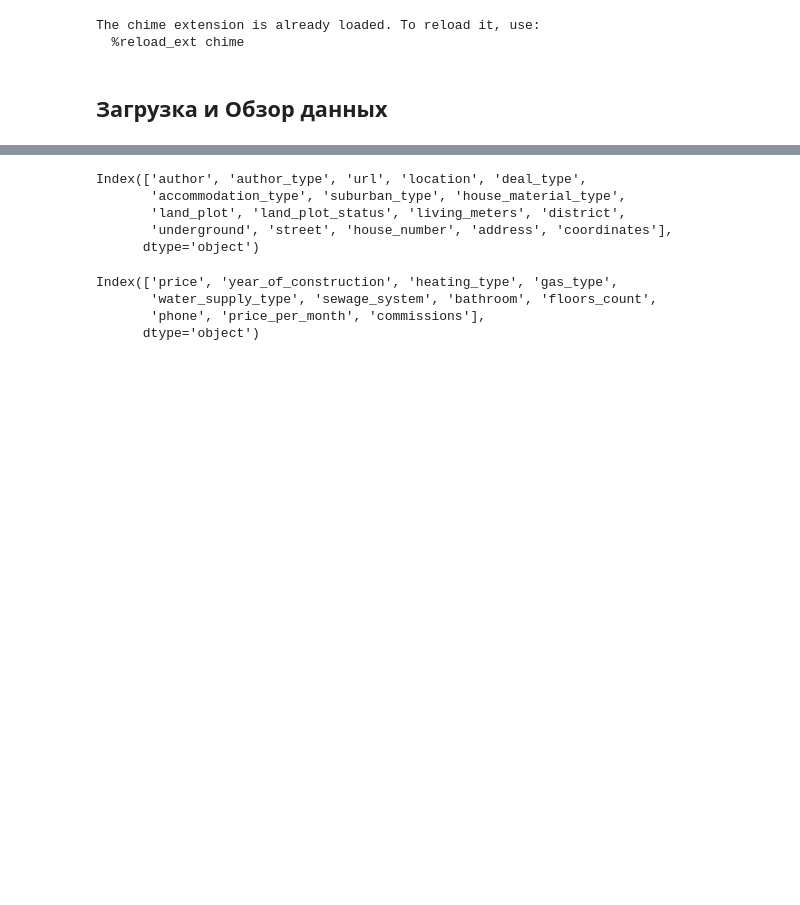
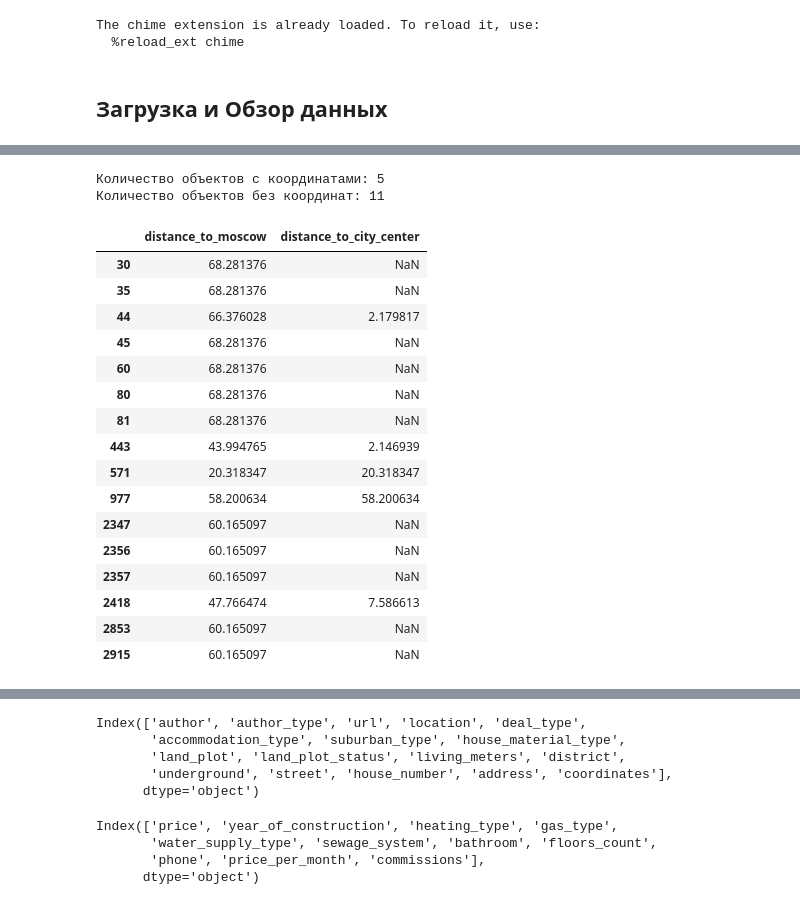
Before and after one commit to FedorSafonov/Predicting-the-value-of-real-estate-in-the-Moscow-region, a Jupyter notebook: project.ipynb, the cells around one changed output, grey strips where cells are left out. Drawn from its saved outputs; the diff is of its cells as text; code cells hidden in the pictures; blank space fills up the shorter version.

Commit message:
Добавление рассчёта расстояний (метро,москва, центр насёленного пункта)

```diff
--- a/project.ipynb
+++ b/project.ipynb
@@ -280,0 +337,42 @@ Name: 443, dtype: object
+# %%
+coordinates = []
+for index, row in tqdm(uncorrect_cords.iterrows(), total=uncorrect_cords.shape[0]):
+    coordinates.append(geocode_address(row, all_country = False))
+
+uncorrect_cords['coordinates'] = coordinates
+
+num_missing_coords = uncorrect_cords['coordinates'].isna().sum()
+num_geocoded = len(uncorrect_cords) - num_missing_coords
+print(f"Количество объектов с координатами: {num_geocoded}")
+print(f"Количество объектов без координат: {num_missing_coords}")
+# %% [output]
+Количество объектов с координатами: 5
+Количество объектов без координат: 11
+# %%
+uncorrect_cords['distance_to_moscow'] = uncorrect_cords.apply(lambda row: calculate_distance(row,
+                                                                        city_centers['Москва'],
+                                                                        replace_nans = True),
+                                                                        axis=1)
+uncorrect_cords['distance_to_city_center'] = uncorrect_cords.apply(lambda row: calculate_distance(row,
+                                                                        city_centers[row['location']]),
+                                                                        axis=1)
+
+uncorrect_cords[['distance_to_moscow','distance_to_city_center']]
+# %% [output]
+|  | distance_to_moscow | distance_to_city_center |
+| 30 | 68.281376 | NaN |
+| 35 | 68.281376 | NaN |
+| 44 | 66.376028 | 2.179817 |
+| 45 | 68.281376 | NaN |
+| 60 | 68.281376 | NaN |
+| 80 | 68.281376 | NaN |
+| 81 | 68.281376 | NaN |
+| 443 | 43.994765 | 2.146939 |
+| 571 | 20.318347 | 20.318347 |
+| 977 | 58.200634 | 58.200634 |
+| 2347 | 60.165097 | NaN |
+| 2356 | 60.165097 | NaN |
+| 2357 | 60.165097 | NaN |
+| 2418 | 47.766474 | 7.586613 |
+| 2853 | 60.165097 | NaN |
+| 2915 | 60.165097 | NaN |
```
Also changed, not shown: parts of 22 cells of this notebook, 4 other files.
